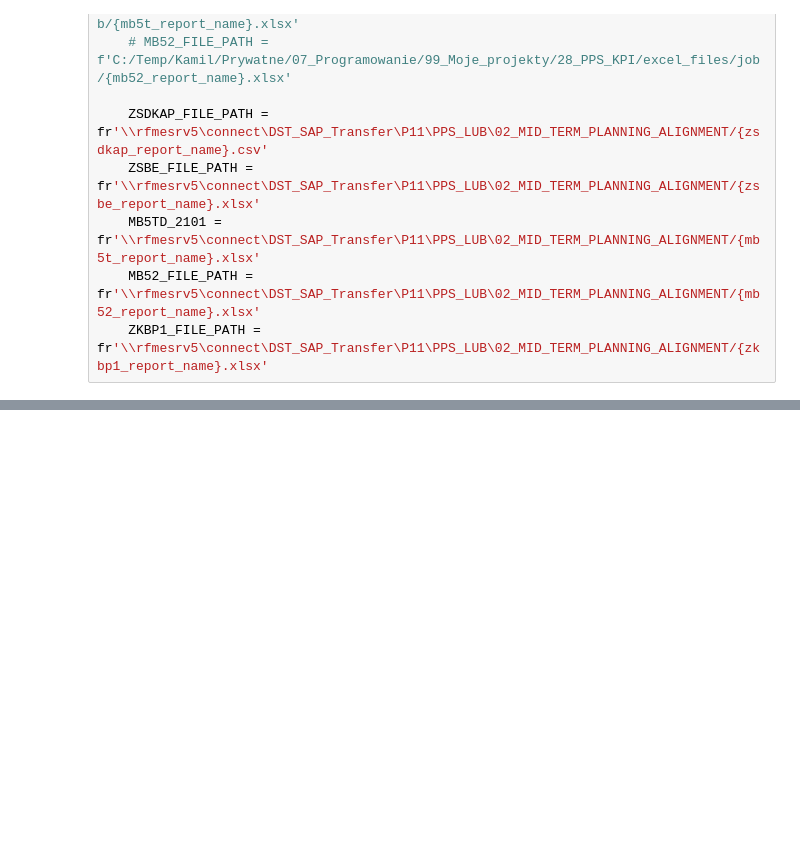
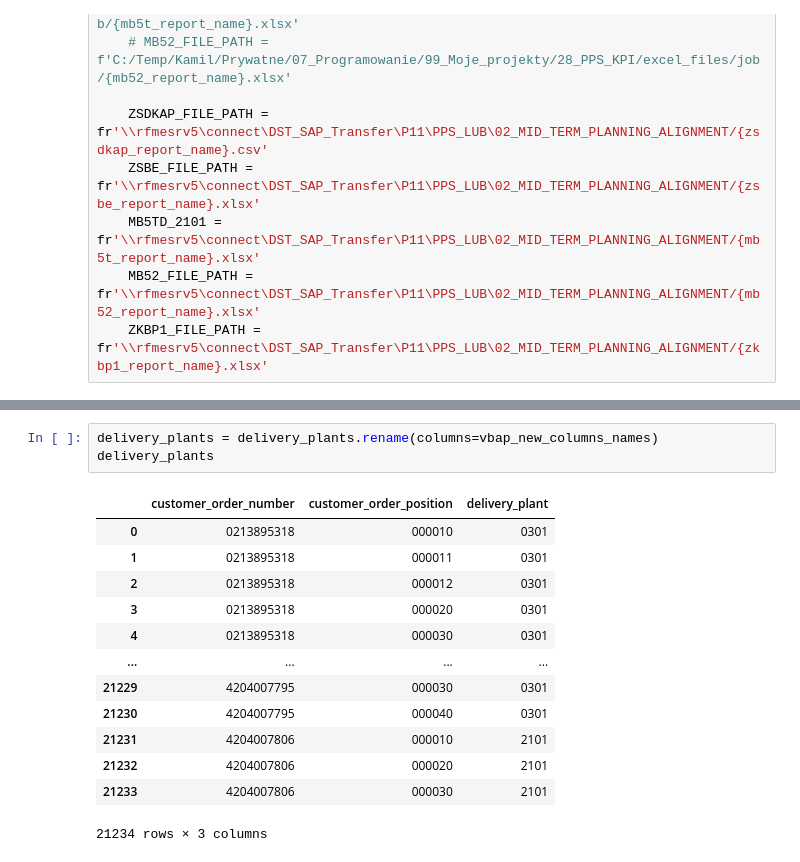
Before and after one commit to toThePyPoint/28_PPS_KPI, a Jupyter notebook: notebook.ipynb, the cells around one changed output, grey strips where cells are left out. Cells and saved outputs as stored; diff of their text form; blank space fills up the shorter version.

```diff
--- a/notebook.ipynb
+++ b/notebook.ipynb
@@ -126,0 +183,17 @@ dtype: object
+# %%
+delivery_plants = delivery_plants.rename(columns=vbap_new_columns_names)
+delivery_plants
+# %% [output]
+|  | customer_order_number | customer_order_position | delivery_plant |
+| 0 | 0213895318 | 000010 | 0301 |
+| 1 | 0213895318 | 000011 | 0301 |
+| 2 | 0213895318 | 000012 | 0301 |
+| 3 | 0213895318 | 000020 | 0301 |
+| 4 | 0213895318 | 000030 | 0301 |
+| ... | ... | ... | ... |
+| 21229 | 4204007795 | 000030 | 0301 |
+| 21230 | 4204007795 | 000040 | 0301 |
+| 21231 | 4204007806 | 000010 | 2101 |
+| 21232 | 4204007806 | 000020 | 2101 |
+| 21233 | 4204007806 | 000030 | 2101 |
+21234 rows × 3 columns
```
Also changed, not shown: parts of 27 cells of this notebook, 8 other files.
